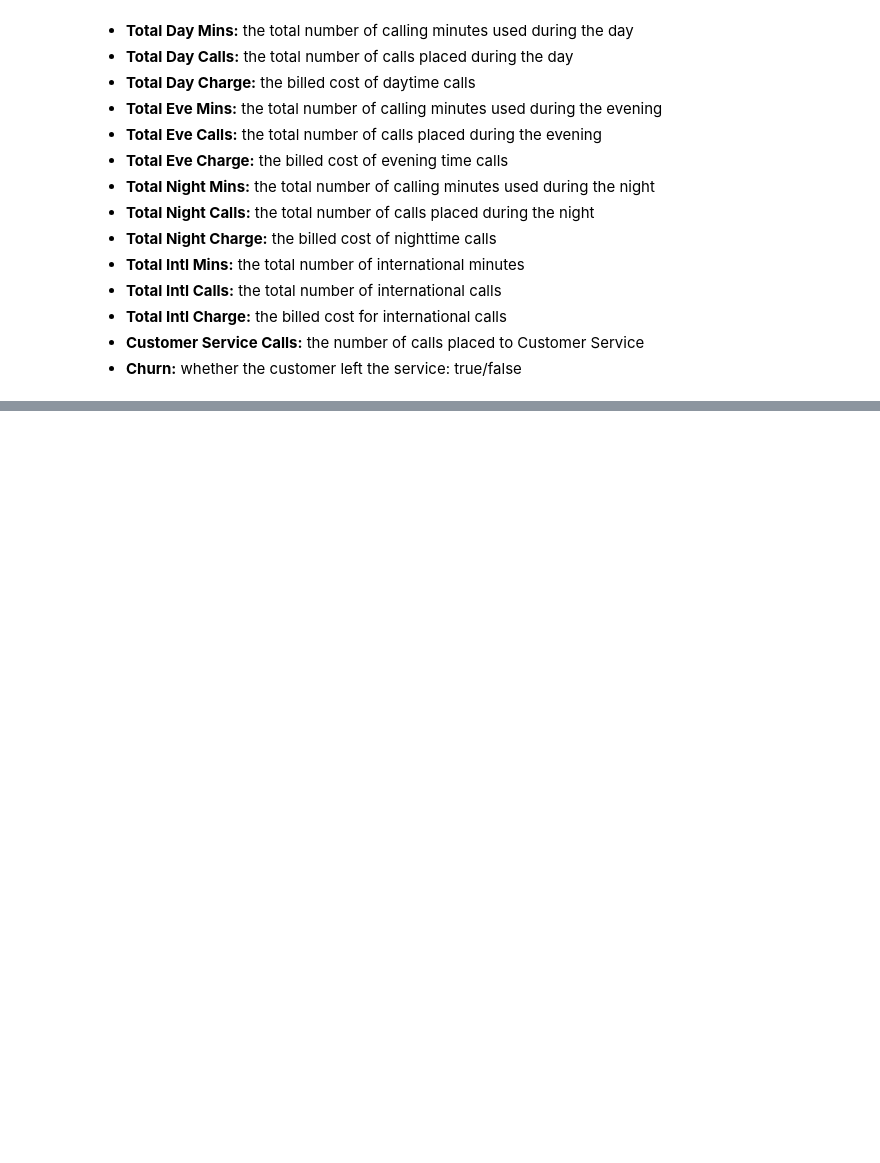
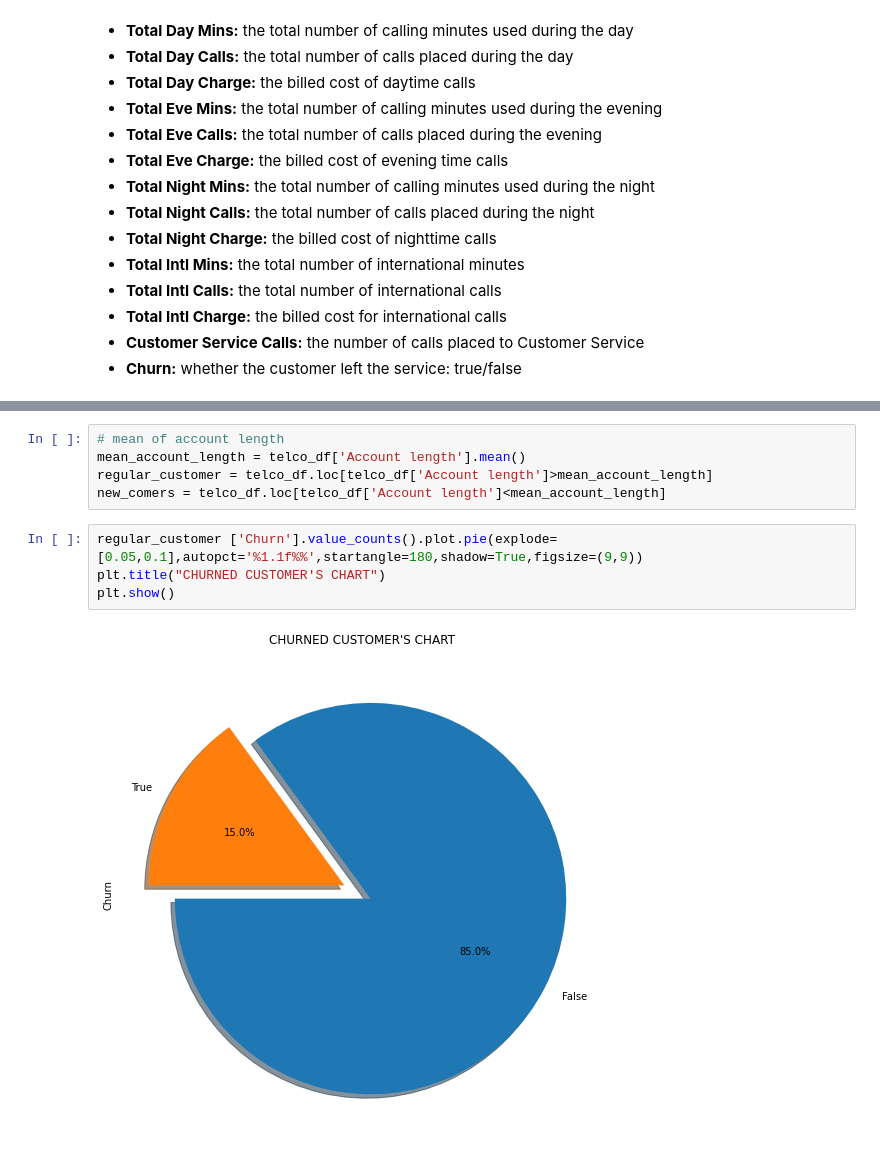
Before and after one commit to pratyushkumarrath/Telecom-Churn-Analysis, a Jupyter notebook: Telecom_Churn_Analysis_Capstone_Project.ipynb, the cells around one changed output, grey strips where cells are left out. Cells and saved outputs as stored; diff of their text form; blank space fills up the shorter version.

```diff
--- a/Telecom_Churn_Analysis_Capstone_Project.ipynb
+++ b/Telecom_Churn_Analysis_Capstone_Project.ipynb
@@ -163,0 +188,11 @@ There is no duplicate value or any type of missing value such as 'null' or 'nan'
+# %%
+# mean of account length
+mean_account_length = telco_df['Account length'].mean()
+regular_customer = telco_df.loc[telco_df['Account length']>mean_account_length]
+new_comers = telco_df.loc[telco_df['Account length']<mean_account_length]
+# %%
+regular_customer ['Churn'].value_counts().plot.pie(explode=[0.05,0.1],autopct='%1.1f%%',startangle=180,shadow=True,figsize=(9,9))
+plt.title("CHURNED CUSTOMER'S CHART")
+plt.show()
+# %% [output]
+[figure, added]
```
Also changed, not shown: parts of 42 cells of this notebook.
